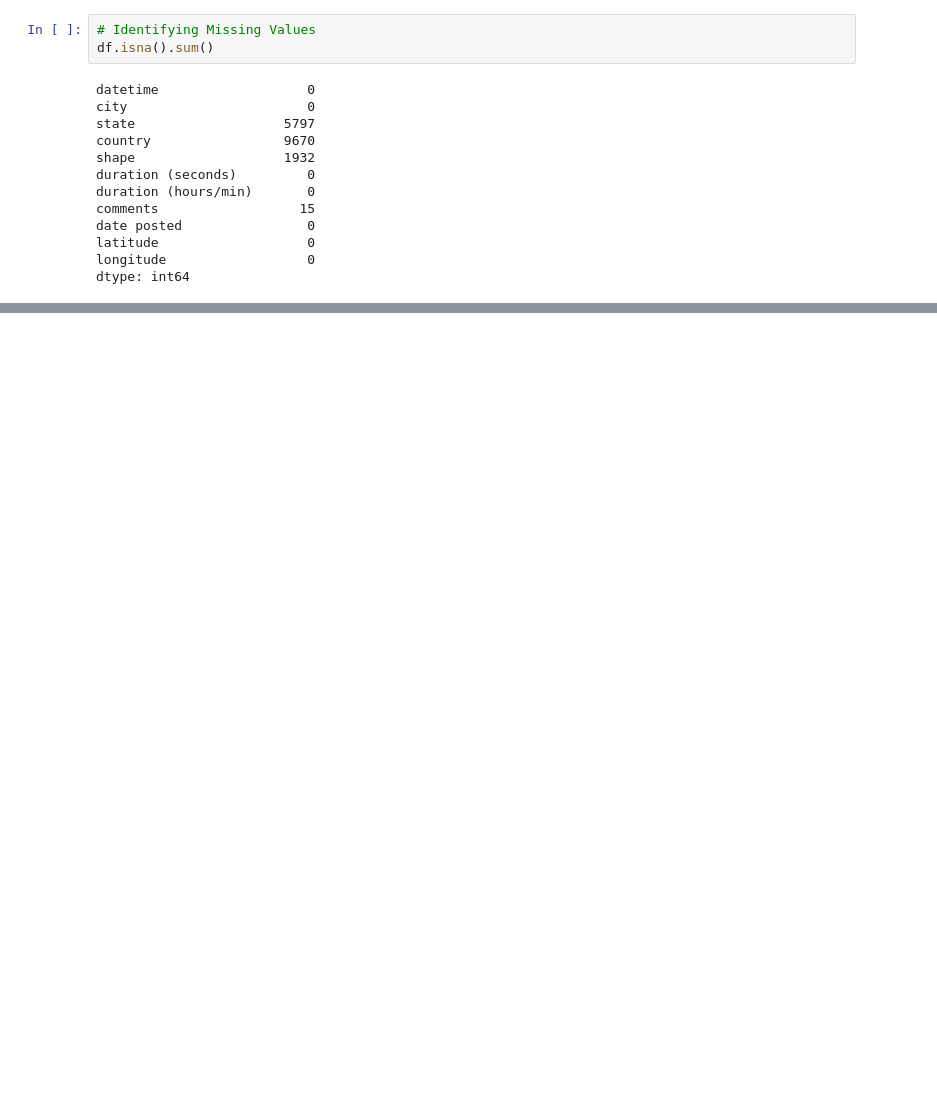
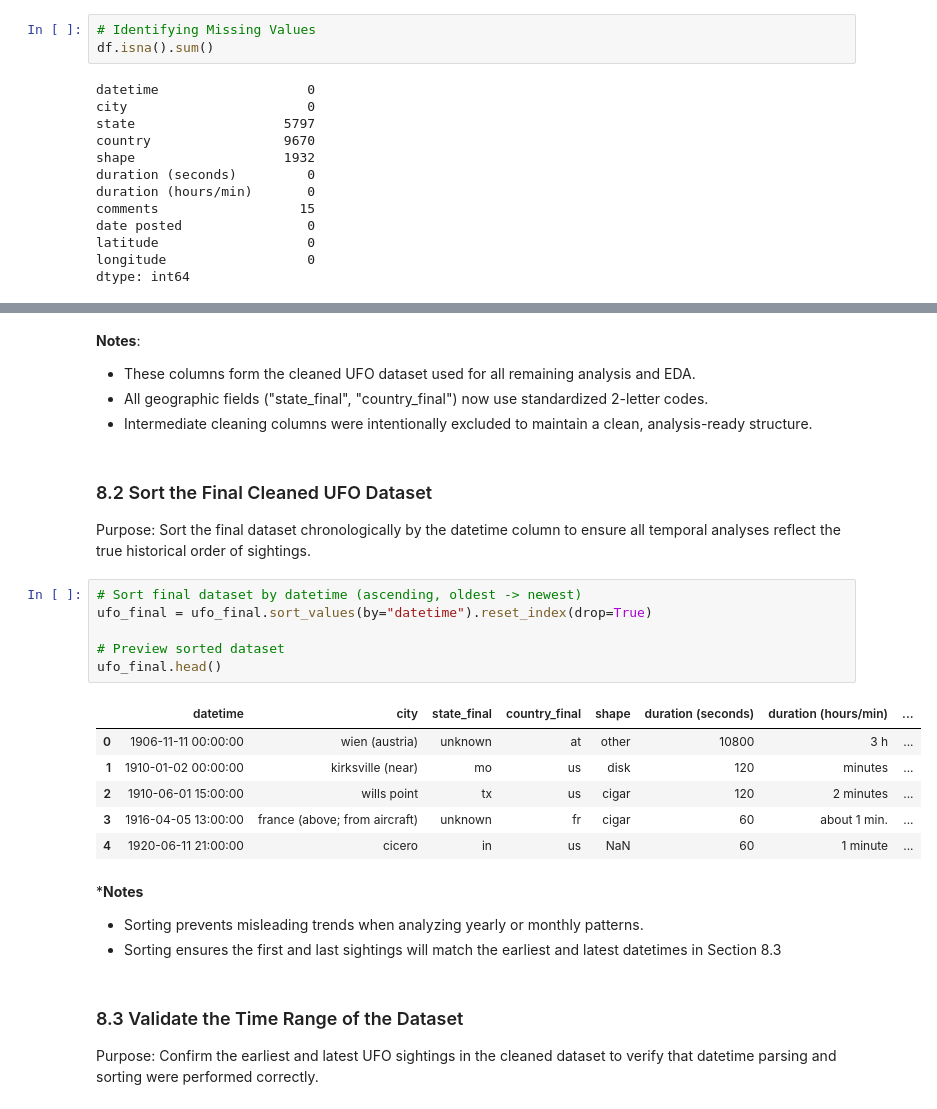
Before and after one commit to S9Den8/ufo-sightings-db, a Jupyter notebook: notebooks/ufo_sightings_initial_exploration.ipynb, the cells around one changed output, grey strips where cells are left out. Cells and saved outputs as stored; diff of their text form; blank space fills up the shorter version.

```diff
--- a/notebooks/ufo_sightings_initial_exploration.ipynb
+++ b/notebooks/ufo_sightings_initial_exploration.ipynb
@@ -201,0 +1267,30 @@ The following questions fall outside the scope of the current dataset and are no
+# %% [markdown]
+**Notes**:
+- These columns form the cleaned UFO dataset used for all remaining analysis and EDA.
+- All geographic fields ("state_final", "country_final") now use standardized 2-letter codes.
+- Intermediate cleaning columns were intentionally excluded to maintain a clean, analysis-ready structure.
+# %% [markdown]
+### 8.2 Sort the Final Cleaned UFO Dataset
+
+Purpose: Sort the final dataset chronologically by the datetime column to ensure all temporal analyses reflect the true historical order of sightings.
+# %%
+# Sort final dataset by datetime (ascending, oldest -> newest)
+ufo_final = ufo_final.sort_values(by="datetime").reset_index(drop=True)
+
+# Preview sorted dataset
+ufo_final.head()
+# %% [output]
+|  | datetime | city | state_final | country_final | shape | duration (seconds) | duration (hours/min) | ... |
+| 0 | 1906-11-11 00:00:00 | wien (austria) | unknown | at | other | 10800 | 3 h | ... |
+| 1 | 1910-01-02 00:00:00 | kirksville (near) | mo | us | disk | 120 | minutes | ... |
+| 2 | 1910-06-01 15:00:00 | wills point | tx | us | cigar | 120 | 2 minutes | ... |
+| 3 | 1916-04-05 13:00:00 | france (above; from aircraft) | unknown | fr | cigar | 60 | about 1 min. | ... |
+| 4 | 1920-06-11 21:00:00 | cicero | in | us | NaN | 60 | 1 minute | ... |
+# %% [markdown]
+***Notes**
+- Sorting prevents misleading trends when analyzing yearly or monthly patterns.
+- Sorting ensures the first and last sightings will match the earliest and latest datetimes in Section 8.3
+# %% [markdown]
+### 8.3 Validate the Time Range of the Dataset
+
+Purpose: Confirm the earliest and latest UFO sightings in the cleaned dataset to verify that datetime parsing and sorting were performed correctly.
```
Also changed, not shown: parts of 161 cells of this notebook, 16 other files.
